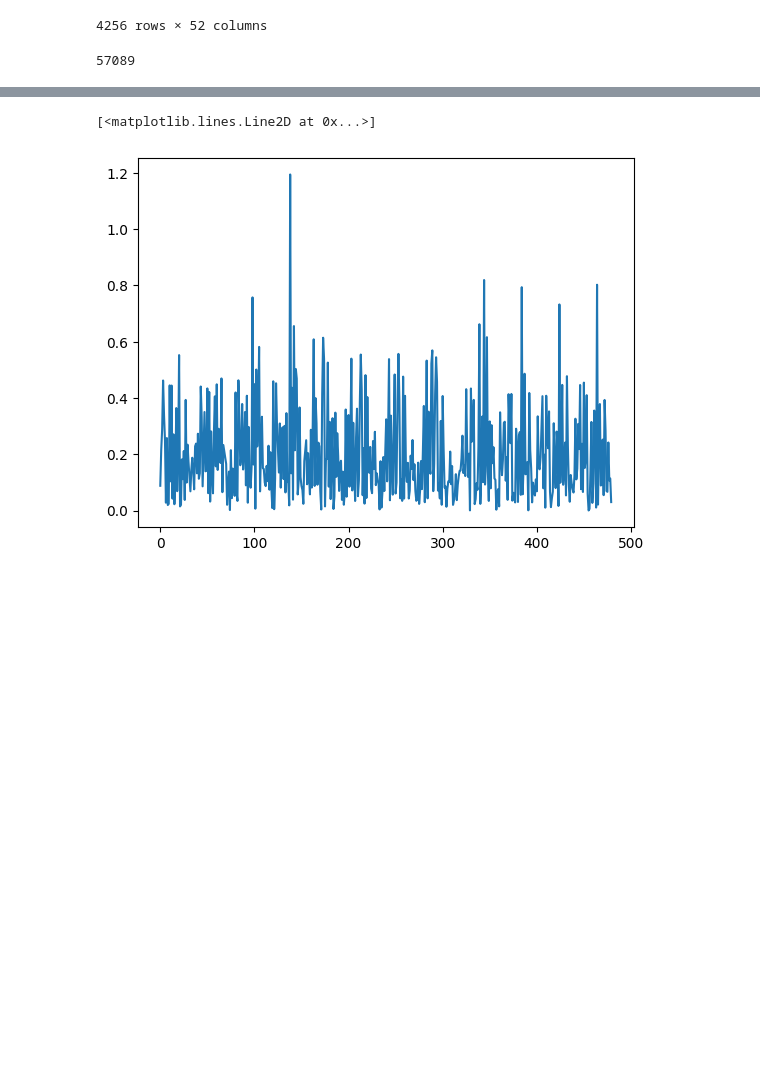
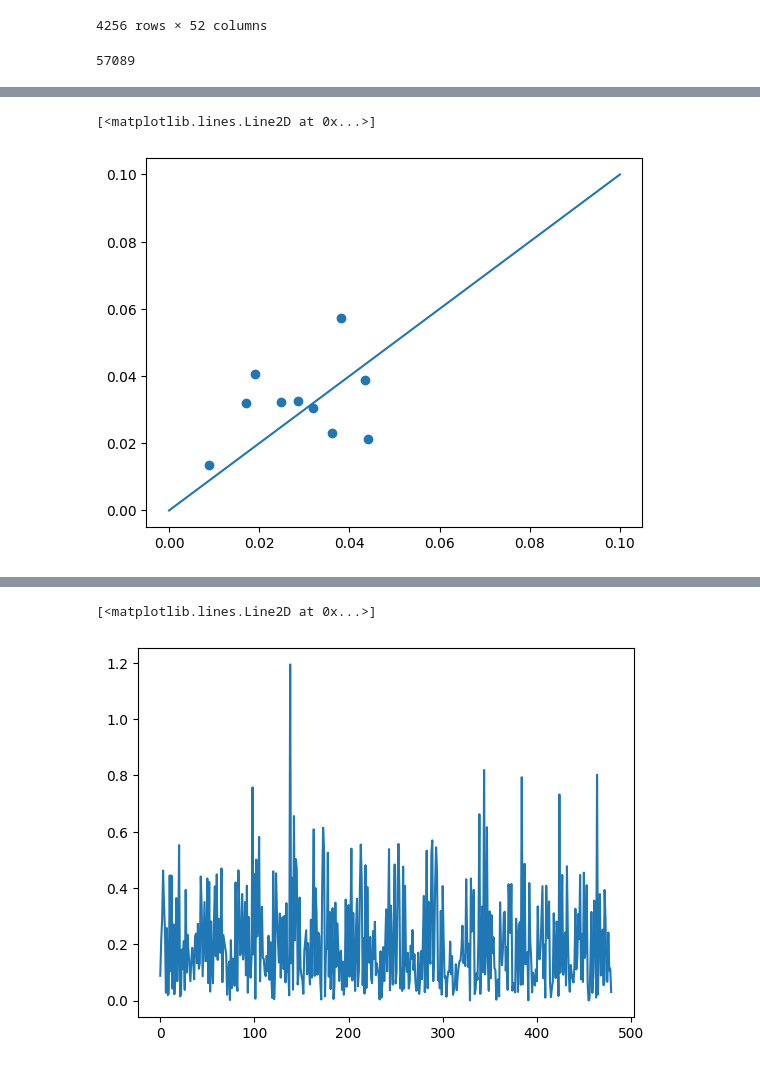
Before and after one commit to neilashwinraj/GNN, a Jupyter notebook: MLP_15_nearest.ipynb, the cells around one changed output, grey strips where cells are left out. Drawn from its saved outputs; the diff is of its cells as text; code cells hidden in the pictures; blank space fills up the shorter version.

```diff
--- a/MLP_15_nearest.ipynb
+++ b/MLP_15_nearest.ipynb
@@ -420,3 +434,10 @@ train_results_pd = pd.DataFrame(np.concatenate( (train_results[:,[-4,-3,-1]],tra
+# %%
+df_result = pd.DataFrame(np.concatenate((train_outputs,train_predictions[:,0]),axis=1),columns=["GT","Pred"])
+plt.scatter(df_result["GT"].iloc[0:10],df_result["Pred"].iloc[0:10])
+plt.plot(np.linspace(0,0.1,10),np.linspace(0,0.1,10))
+# %% [output]
+[<matplotlib.lines.Line2D at 0x...>]
+[figure, added]
 # %%
 ### Deploying trained model on test dataset ###
 test_predictions = list()
```
Also changed, not shown: parts of 11 cells of this notebook, 1 other file.
